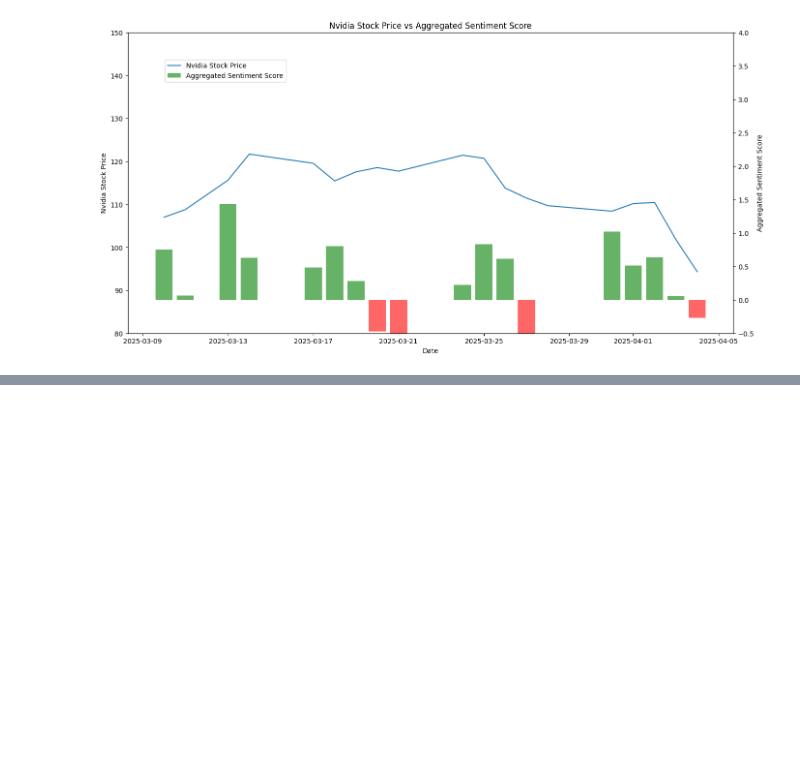
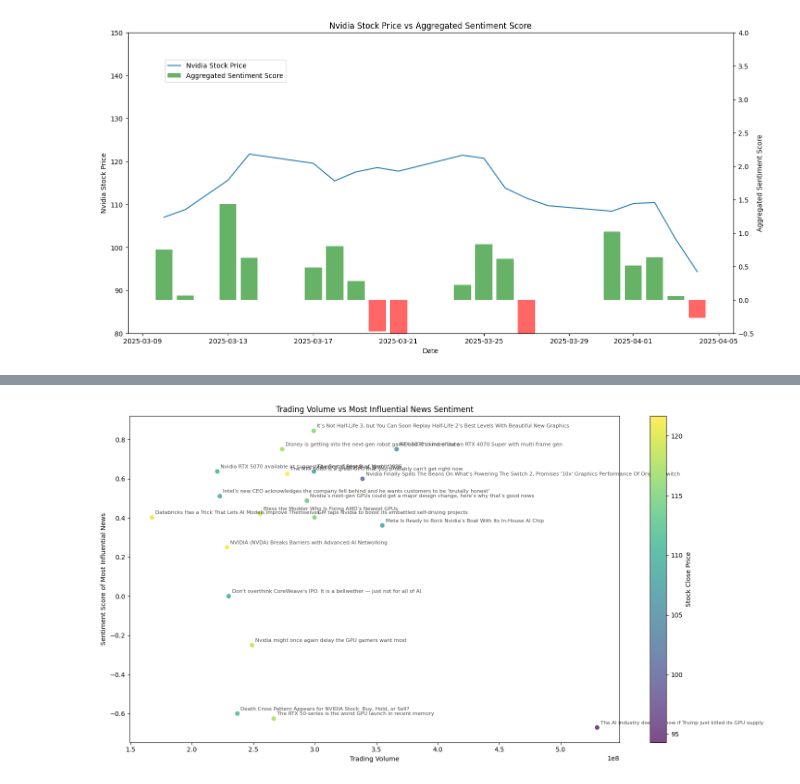
Before and after one commit to Peekaboo64534/Nvidia_Stock, a Jupyter notebook: Nvidiasentiment-Voloftrade analysis.ipynb, the cells around one changed output, grey strips where cells are left out. Drawn from its saved outputs; the diff is of its cells as text; code cells hidden in the pictures; blank space fills up the shorter version.

```diff
--- a/Nvidiasentiment-Voloftrade analysis.ipynb
+++ b/Nvidiasentiment-Voloftrade analysis.ipynb
@@ -184,3 +184,15 @@ fig.legend(loc='upper left', bbox_to_anchor=(0.1,0.9))
 plt.show()
 # %% [output]
 [figure]
+# %%
+# Merging stock data with news data
+news_data['date'] = pd.to_datetime(news_data['date']).dt.date
+stock_data['Date'] = pd.to_datetime(stock_data['Date']).dt.date
+# %%
+# Find the most influential news item for each day (based on absolute sentiment score)
+def find_most_influential_news(group):
+    return group.loc[abs(group['sentiment_score']).idxmax()]
+# %%
+most_influential_news = news_data.groupby('date').apply(find_most_influential_news).reset_index(drop=True)
+# Merge stock data with the most influential news
+combined_data = pd.merge(stock_data, most_influential_news, left_on='Date', right_on='date', how='inner')
@@ -186,0 +219,23 @@ plt.show()
+# %%
+# Create a scatter plot
+plt.figure(figsize=(15, 8))
+scatter = plt.scatter(combined_data['Volume'], combined_data['sentiment_score'],
+            c=combined_data['Close'], cmap='viridis', alpha=0.7)
+plt.colorbar(scatter, label='Stock Close Price')
+plt.xlabel('Trading Volume')
+plt.ylabel('Sentiment Score of Most Influential News')
+plt.title('Trading Volume vs Most Influential News Sentiment')
+
+# Annotate some interesting points
+for i, row in combined_data.iterrows():
+    plt.annotate(row['headline'],
+                 (row['Volume'], row['sentiment_score']),
+                 xytext=(5, 5),
+                 textcoords='offset points',
+                 fontsize=8,
+                 alpha=0.7)
+
+plt.tight_layout()
+plt.show()
+# %% [output]
+[figure, added]
```
Also changed, not shown: parts of 3 cells of this notebook.
